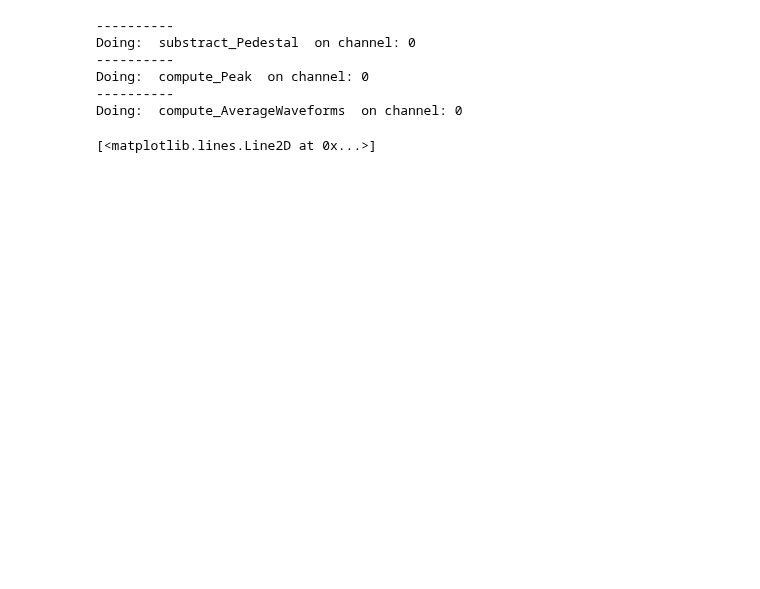
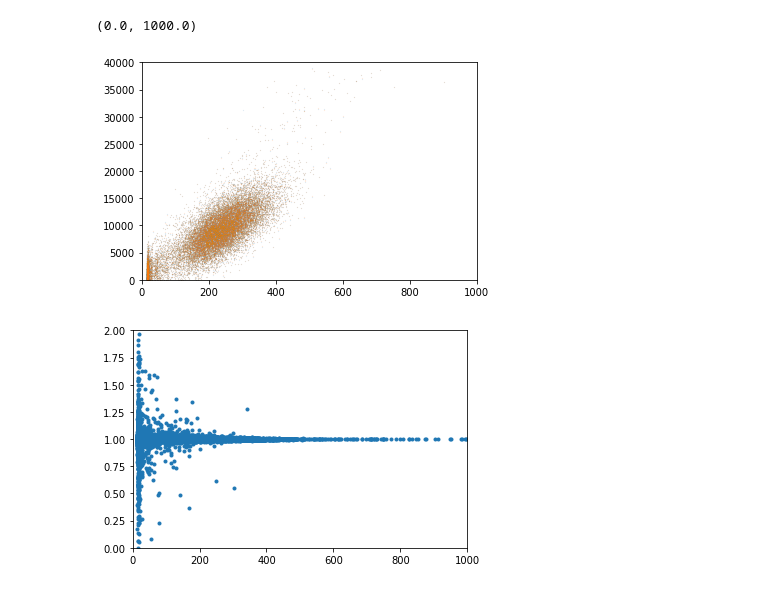
Before and after one commit to CIEMAT-Neutrino/SCINT, a Jupyter notebook: joython/aux.ipynb, the cells around one changed output. Drawn from its saved outputs; the diff is of its cells as text; code cells hidden in the pictures; blank space fills up the shorter version.

```diff
--- a/joython/aux.ipynb
+++ b/joython/aux.ipynb
@@ -5,40 +4,0 @@ from lib import *
-# %%
-# path ="/media/rodrigoa/2Gb/data/SBND_XA_PDE/SBND_XA_VIS/joython/"
-path="/media/rodrigoa/DiscoDuro/SBND_XA_VIS/joython/"
-
-for run in range(15,16):
-    if run==3:continue # Rodrigo forgot one run :D
-    Run_props=open_run_properties(run,"macros/Runs_list.xlsx")
-    run_path=path+"run"+str(run).zfill(2)+"/";
-
-    compress=False
-
-
-    # One channel at a time:
-    # loading all ch waveforms might demmand too much memory,
-    # remember to always delete between runs to prevent overloading)
-
-    # for ch in Run_props["Channels"]:
-    CH=0
-    for ch in [CH]:
-
-        ADC=open_run_var(run_path,"RawADC",[ch],compressed=compress)
-        Pedestal_vars=open_run_var(run_path,"Pedestal_vars",[ch],compressed=compress)
-        ADC=do_run_things((ADC,Pedestal_vars,Run_props["Polarity"]),substract_Pedestal)
-
-        Peak_vars=do_run_things(ADC,compute_Peak)
-
-        Avg_wvf=do_run_things((ADC,Peak_vars),compute_AverageWaveforms)
-        # # Average_waveform
-        # del Pedestal_vars, ADC
-
-        # plt.plot(Avg_wvf[0])
-        # Avg_wvf=do_run_things((ADC,{0:"shifted"},{0:c}),Average_waveform)
-        # plt.plot(Avg_wvf[0])
-# %% [output]
-----------
-Doing:  substract_Pedestal  on channel: 0
-----------
-Doing:  compute_Peak  on channel: 0
-----------
-Doing:  compute_AverageWaveforms  on channel: 0
@@ -53,6 +5,28 @@ for key in Avg_wvf[CH]:
-# %%
-plt.figure()
-plt.plot(ADC[0][3])
-# plt.yscale("log")
-# %% [output]
-[<matplotlib.lines.Line2D at 0x...>]
+# %%
+path="/media/rodrigoa/DiscoDuro/SBND_XA_PDE/APSAIA_VUV/joython/"
+
+for run in range(1):
+    Run_props=open_run_properties(run,"macros/APSAIA_VUV.xlsx")
+    run_path=path+"run"+str(run).zfill(2)+"/";
+
+    compress=False
+    Peak_vars=open_run_var(run_path,"Peak_vars"    ,Run_props["Channels"],compressed=compress)
+    Charge_vars=open_run_var(run_path,"Charge_vars",Run_props["Channels"],compressed=compress)
+    Pedestal_vars=open_run_var(run_path,"Pedestal_vars",Run_props["Channels"],compressed=compress)
+# %%
+df = VARsAsDataFrame((Peak_vars,Charge_vars,Pedestal_vars))
+
+for ch in [0]:
+    plt.plot(df["Peak"][ch],df["ChargeRange"][ch],'.',markersize=0.1)
+    plt.plot(df["Peak"][ch],df["ChargePeakRange"][ch],'.',markersize=0.1)
+plt.xlim([0,1000])
+plt.ylim([0,40000])
+
+plt.figure()
+plt.plot(df["Peak"][ch],df["ChargePeakRange"][ch]/df["ChargeRange"][ch],'.')
+plt.ylim(0,2)
+plt.xlim([0,1000])
+# %% [output]
+(0.0, 1000.0)
+[figure, added]
+[figure, added]
```
Also changed, not shown: parts of 2 cells of this notebook, 10 other files.
